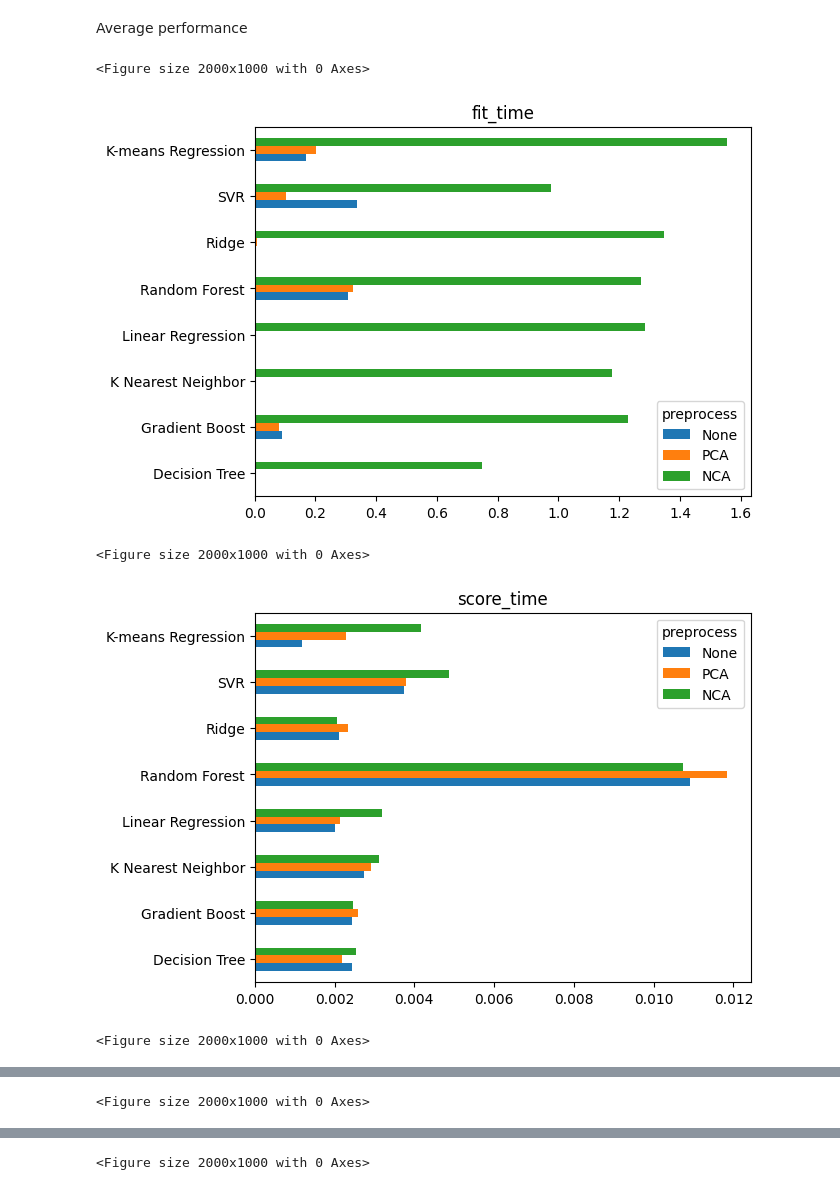
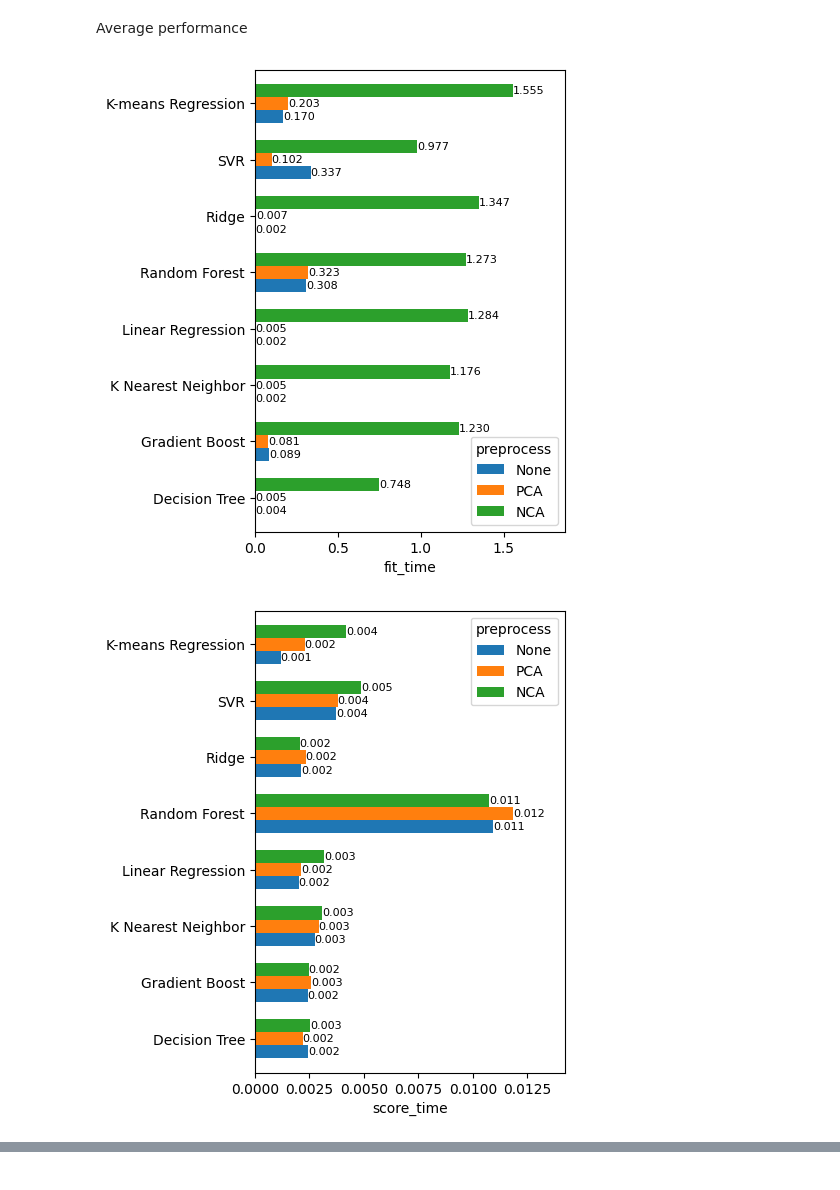
Before and after one commit to StaringWhere/housing-price-prediction, a Jupyter notebook: train.ipynb, the cells around one changed output, grey strips where cells are left out. Cells and saved outputs as stored; diff of their text form; code cells hidden in the pictures.

```diff
--- a/train.ipynb
+++ b/train.ipynb
@@ -176,9 +176,8 @@ plt.plot(range(1, len(explained_variance_ratio) + 1), np.cumsum(explained_varian
 # %% [markdown]
 Dimention reduction: NCA
 # %%
-nca = NeighborhoodComponentsAnalysis(n_components = 13)
-n_clusters = 100
-km = KMeans(n_clusters = 100)
+nca = NeighborhoodComponentsAnalysis(n_components = 7)
+km = KMeans(n_clusters = 20)
 y_cluster = km.fit_predict(y.to_numpy().reshape(-1, 1))
 X_nca = nca.fit_transform(X, y = y_cluster)
 # %%
@@ -191,7 +189,6 @@ plt.savefig(os.path.join(dir_out, f"NCA_heatmap"), bbox_inches='tight')
 # %%
 nca = NeighborhoodComponentsAnalysis(n_components = 2)
-n_clusters = 100
-km = KMeans(n_clusters = 100)
+km = KMeans(n_clusters = 20)
 y_cluster = km.fit_predict(y.to_numpy().reshape(-1, 1))
 X_nca = nca.fit_transform(X, y = y_cluster)
 # %%
@@ -540,32 +537,31 @@ Average performance
 # %%
 for metric in results_avg:
     results_pd = pd.DataFrame(results_avg[metric], index = [metric])
     results_ORG = pd.DataFrame()
     results_NCA = pd.DataFrame()
     results_PCA = pd.DataFrame()
     for name in results_pd:
         if name[:3] == "NCA":
             regressor = name[6:]
             results_NCA[regressor] = results_pd[name]
         elif name[:3] == "PCA":
             regressor = name[6:]
             results_PCA[regressor] = results_pd[name]
         else:
             regressor = name
             results_ORG[regressor] = results_pd[name]
 
     results_ORG.loc[:, "preprocess"] = "None"
     results_PCA.loc[:, "preprocess"] = "PCA"
     results_NCA.loc[:, "preprocess"] = "NCA"
 
-    plt.figure(figsize = (20, 10))
     results_pd = pd.concat([results_ORG, results_PCA, results_NCA])
-    results_pd.set_index("preprocess").transpose().plot.barh()
-    plt.title(metric)
+    ax = results_pd.set_index("preprocess").transpose().plot.barh(figsize = (4, 6), width = 0.7)
+    for container in ax.containers:
+        ax.bar_label(container, label_type = "edge", fmt = "%.3f", fontsize = 8)
+        ax.margins(x = 0.2)
+        ax.set(xlabel = metric)
     plt.savefig(os.path.join(dir_out, f"barplot_{metric}"), bbox_inches='tight')
 # %% [output]
-<Figure size 2000x1000 with 0 Axes>
-[figure, old version]
+[figure, new version]
-<Figure size 2000x1000 with 0 Axes>
-[figure, old version]
+[figure, new version]
-<Figure size 2000x1000 with 0 Axes>
@@ -573 +568,0 @@ for metric in results_avg:
-<Figure size 2000x1000 with 0 Axes>
@@ -575 +569,0 @@ for metric in results_avg:
-<Figure size 2000x1000 with 0 Axes>
```
Also changed, not shown: parts of 6 cells of this notebook, 13 other files.
